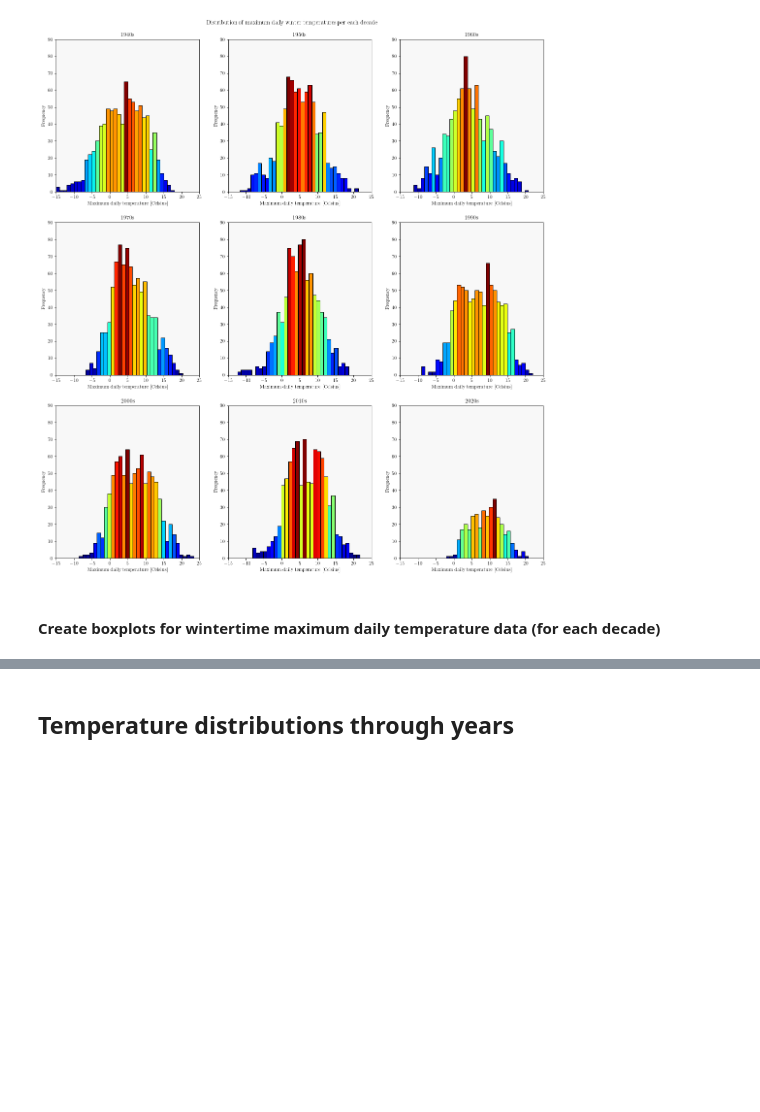
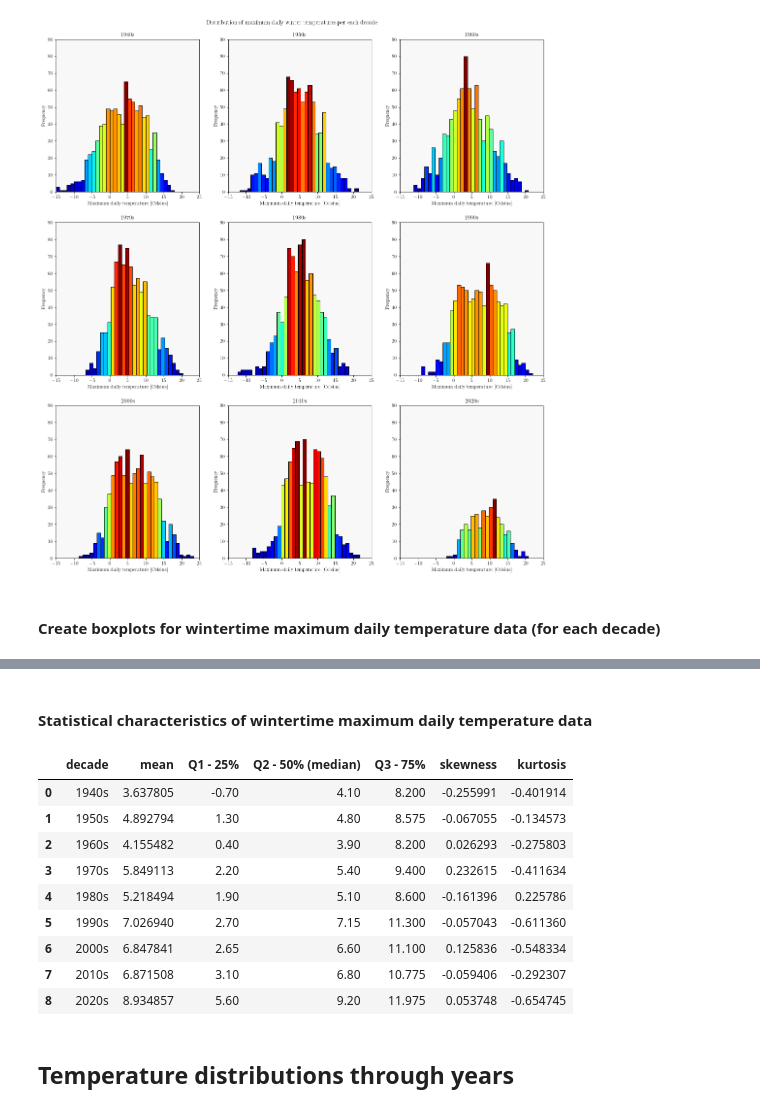
Before and after one commit to cimbaIG/Weather_data_Zagreb, a Jupyter notebook: weather_data_zagreb.ipynb, the cells around one changed output, grey strips where cells are left out. Cells and saved outputs as stored; diff of their text form; code cells hidden in the pictures; blank space fills up the shorter version.

Commit message:
Statistical characteristics of winter max daily temperatures

```diff
--- a/weather_data_zagreb.ipynb
+++ b/weather_data_zagreb.ipynb
@@ -1221,3 +1221,32 @@ plt.savefig('boxplot_of_max_daily_temperatures_for_winter_period_per_each_decade
+# %% [markdown]
+#### Statistical characteristics of wintertime maximum daily temperature data
+# %%
+# Create dataframe to store data in
+stat_chars_of_winter_max_temps = pd.DataFrame(columns=["decade", "mean", "Q1 - 25%", "Q2 - 50% (median)", "Q3 - 75%", "skewness", "kurtosis"])
+
+# Iterate through dictionary and determine statistical characteristics of decade data
+for key in max_winter_temp_data_by_decade:
+    stat_chars_of_winter_max_temps = stat_chars_of_winter_max_temps.append({"decade": max_winter_temp_data_by_decade[key][1],
+                                                                            "mean": max_winter_temp_data_by_decade[key][0].mean(),
+                                                                            "Q1 - 25%": max_winter_temp_data_by_decade[key][0].quantile([0.25, 0.5, 0.75])[0.25],
+                                                                            "Q2 - 50% (median)": max_winter_temp_data_by_decade[key][0].quantile([0.25, 0.5, 0.75])[0.5],
+                                                                            "Q3 - 75%": max_winter_temp_data_by_decade[key][0].quantile([0.25, 0.5, 0.75])[0.75],
+                                           "skewness": skew(max_winter_temp_data_by_decade[key][0], axis=0, bias=True),
+                                           "kurtosis": kurtosis(max_winter_temp_data_by_decade[key][0], axis=0, bias=True)}, ignore_index=True)
+
+# Print dataframe
+stat_chars_of_winter_max_temps
+# %% [output]
+|  | decade | mean | Q1 - 25% | Q2 - 50% (median) | Q3 - 75% | skewness | kurtosis |
+| 0 | 1940s | 3.637805 | -0.70 | 4.10 | 8.200 | -0.255991 | -0.401914 |
+| 1 | 1950s | 4.892794 | 1.30 | 4.80 | 8.575 | -0.067055 | -0.134573 |
+| 2 | 1960s | 4.155482 | 0.40 | 3.90 | 8.200 | 0.026293 | -0.275803 |
+| 3 | 1970s | 5.849113 | 2.20 | 5.40 | 9.400 | 0.232615 | -0.411634 |
+| 4 | 1980s | 5.218494 | 1.90 | 5.10 | 8.600 | -0.161396 | 0.225786 |
+| 5 | 1990s | 7.026940 | 2.70 | 7.15 | 11.300 | -0.057043 | -0.611360 |
+| 6 | 2000s | 6.847841 | 2.65 | 6.60 | 11.100 | 0.125836 | -0.548334 |
+| 7 | 2010s | 6.871508 | 3.10 | 6.80 | 10.775 | -0.059406 | -0.292307 |
+| 8 | 2020s | 8.934857 | 5.60 | 9.20 | 11.975 | 0.053748 | -0.654745 |
 # %% [markdown]
 ## Temperature distributions through years
 # %% [markdown]
```
Also changed, not shown: parts of 2 cells of this notebook, 20 other files.
